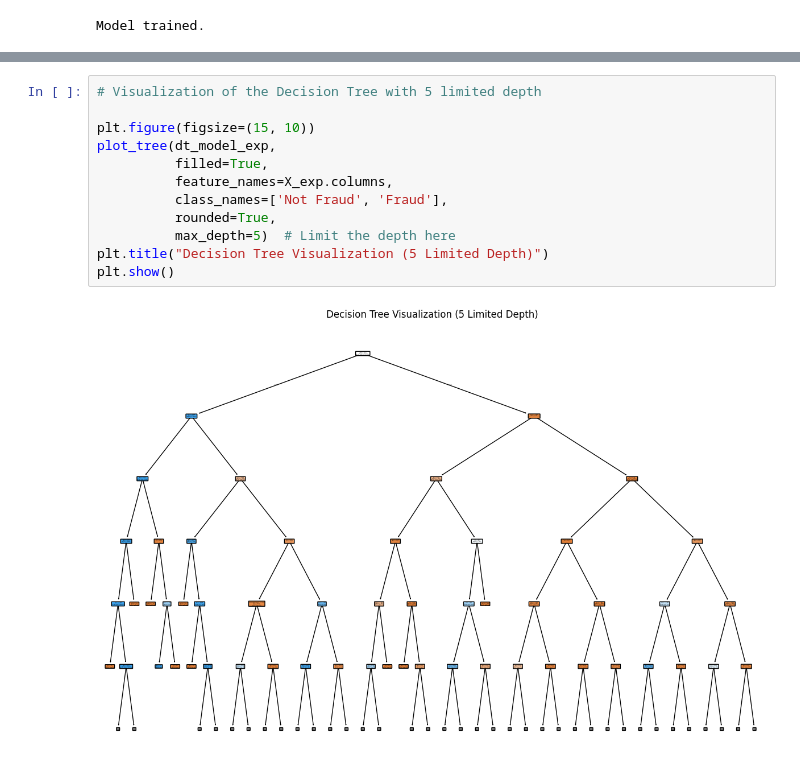
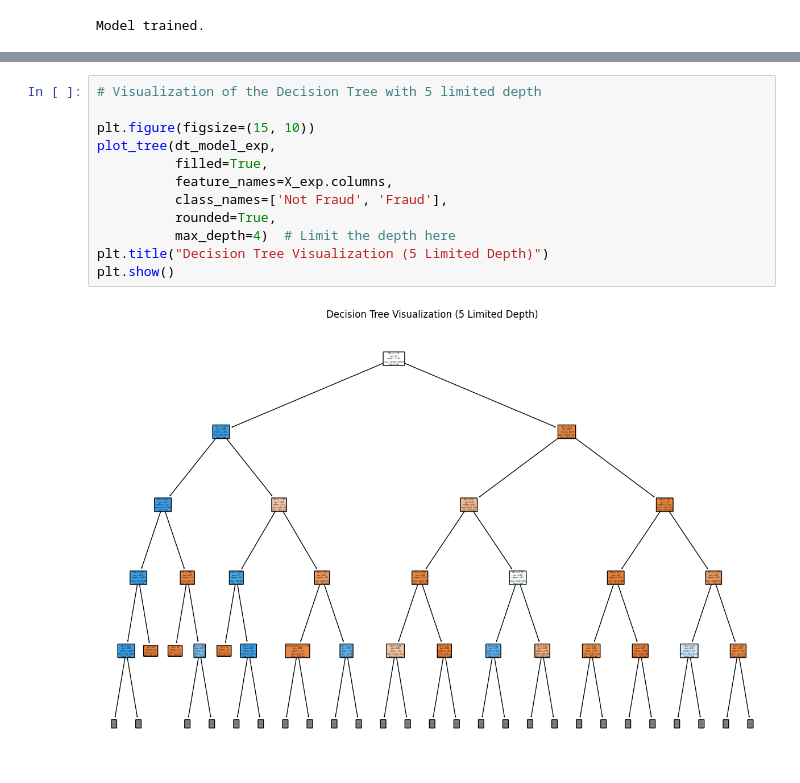
Before and after one commit to FlutterWiz/Credit-Card-Fraud-Detection, a Jupyter notebook: main/sample_project.ipynb, the cells around one changed output, grey strips where cells are left out. Cells and saved outputs as stored; diff of their text form.

```diff
--- a/main/sample_project.ipynb
+++ b/main/sample_project.ipynb
@@ -120,17 +128,17 @@ plt.show()
 # %%
 # Visualization of the Decision Tree with 5 limited depth
 
 plt.figure(figsize=(15, 10))
 plot_tree(dt_model_exp,
           filled=True,
           feature_names=X_exp.columns,
           class_names=['Not Fraud', 'Fraud'],
           rounded=True,
-          max_depth=5)  # Limit the depth here
+          max_depth=4)  # Limit the depth here
 plt.title("Decision Tree Visualization (5 Limited Depth)")
 plt.show()
 # %% [output]
-[figure, old version]
+[figure, new version]
 # %%
 # Visualization of the Decision Tree with 5 limited depth
 
```
Also changed, not shown: parts of 6 cells of this notebook, 3 other files.
